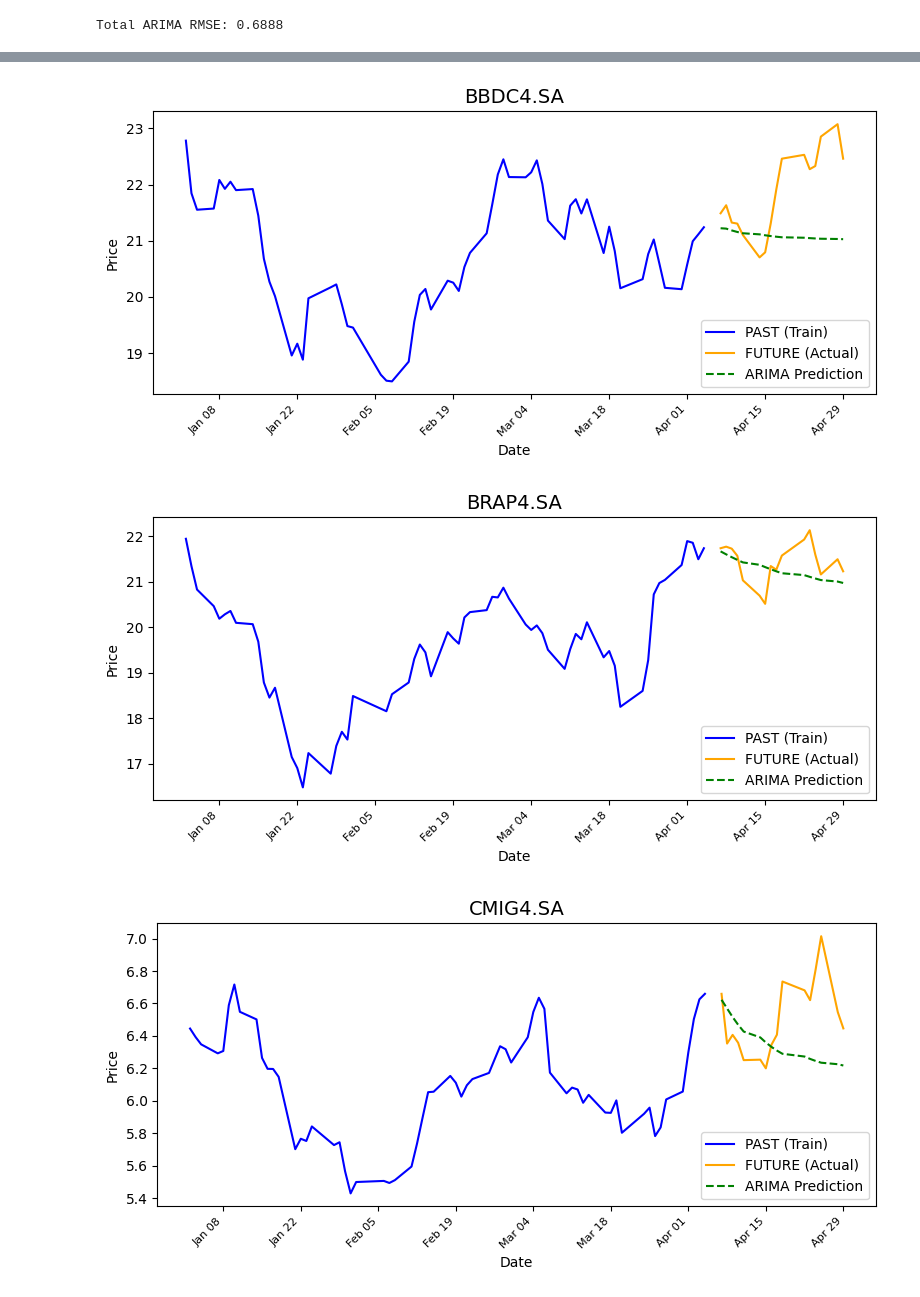
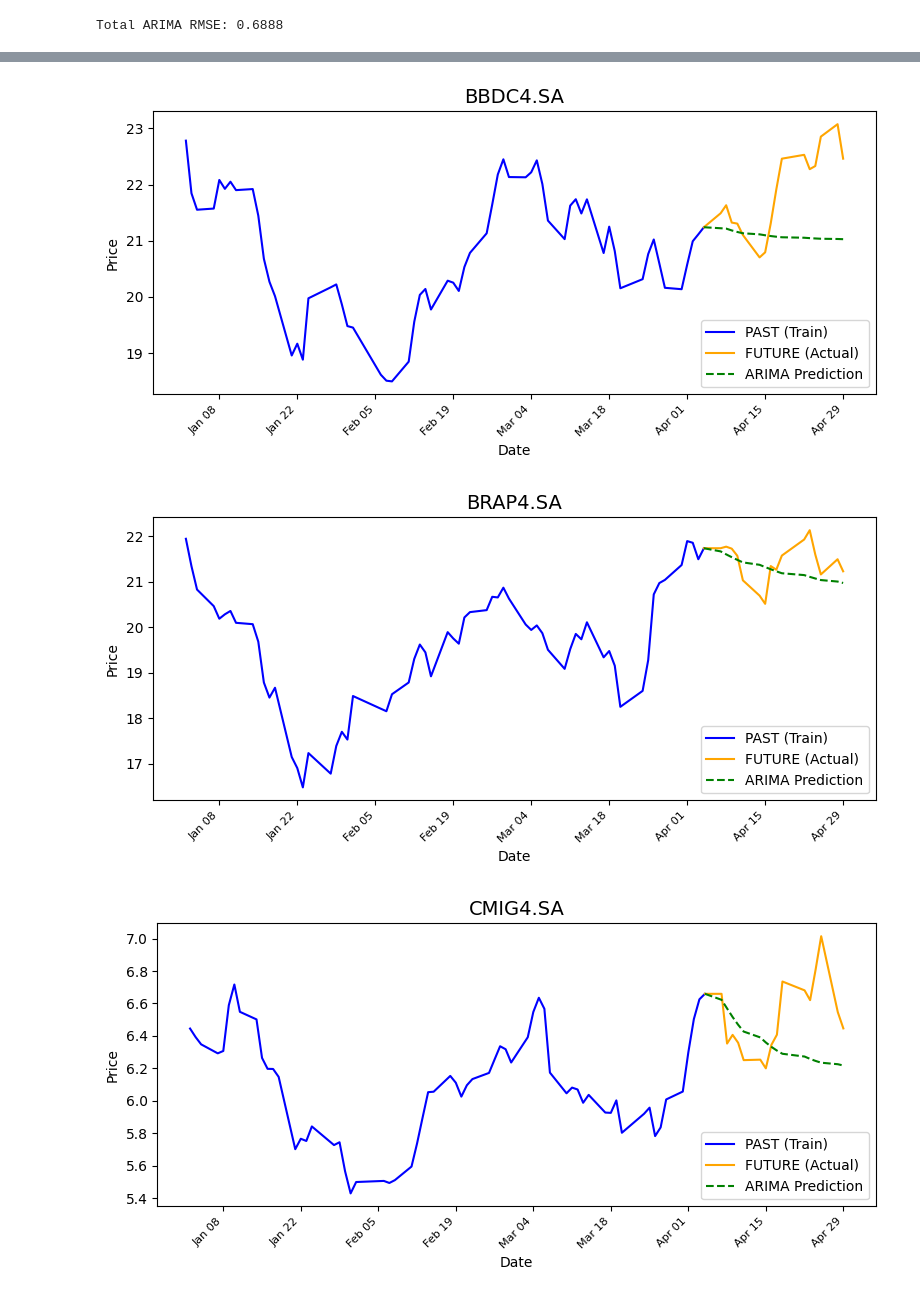
Before and after one commit to peterhgruber/ts-transform-matherika-internal, a Jupyter notebook: paper_replication/costa_et_al.ipynb, the cells around one changed output, grey strips where cells are left out. Drawn from its saved outputs; the diff is of its cells as text; code cells hidden in the pictures.

```diff
--- a/paper_replication/costa_et_al.ipynb
+++ b/paper_replication/costa_et_al.ipynb
@@ -301,6 +269,7 @@ print(model.arparams)
 # %% [output]
 <bound method ARIMA.arparams of ARIMA(order=(2, 0, 0), scoring_args={}, suppress_warnings=True)>
 # %%
+# Compute total RMSE
 all_true = []
 all_pred = []
 
@@ -309,13 +278,17 @@ for ticker in per_stock_rmse.keys():
     prices = series.values
 
     split_index = int(len(prices) * 0.8)
+    train_prices = prices[:split_index]
     test_prices = prices[split_index:]
 
-    model = pm.auto_arima(prices[:split_index], seasonal=False, suppress_warnings=True)
-    forecast = model.predict(n_periods=len(test_prices))
+    try:
+        model = pm.auto_arima(train_prices, seasonal=False, suppress_warnings=True)
+        forecast = model.predict(n_periods=len(test_prices))
 
-    all_true.extend(test_prices)
-    all_pred.extend(forecast)
+        all_true.extend(test_prices)
+        all_pred.extend(forecast)
+    except:
+        continue
 
 arima_total_rmse = root_mean_squared_error(all_true, all_pred)
 print(f"Total ARIMA RMSE: {arima_total_rmse:.4f}")
@@ -326,53 +322,35 @@ Plotting.
 # %%
-for ticker in average_prices_df.columns:
-    df = average_prices_df[[ticker]].dropna()
-    series = df[ticker].values
-    dates = df.index
-
-    split_index = int(len(series) * 0.8)
-    train_prices = series[:split_index]
-    test_prices = series[split_index:]
-    train_dates = dates[:split_index]
-    test_dates = dates[split_index:]
-
-    # ARIMA prediction
-    try:
-        model = pm.auto_arima(train_prices, seasonal=False, suppress_warnings=True)
-        forecast = model.predict(n_periods=len(test_prices))
-    except:
-        continue
-
+for ticker, data in arima_forecasts.items():
     fig, ax = plt.subplots(figsize=(8, 4))
 
-    # Plot PAST in blue
-    ax.plot(train_dates, train_prices, color='blue', label="PAST (Train)")
+    # Extend FUTURE (Actual) and Prediction to start from last train point
+    extended_test_dates = [data["train_dates"][-1]] + list(data["test_dates"])
+    extended_test_prices = [data["train"][-1]] + list(data["test"])
+    extended_forecast = [data["train"][-1]] + list(data["forecast"])
 
-    # Plot FUTURE in orange
-    ax.plot(test_dates, test_prices, color='orange', label="FUTURE (Actual)")
+    # Plot
+    ax.plot(data["train_dates"], data["train"], color='blue', label="PAST (Train)")
+    ax.plot(extended_test_dates, extended_test_prices, color='orange', label="FUTURE (Actual)")
+    ax.plot(extended_test_dates, extended_forecast, color='green', linestyle='--', label="ARIMA Prediction")
 
-    # Plot ARIMA predictions in green
-    ax.plot(test_dates, forecast, color='green', linestyle='--', label="ARIMA Prediction")
-
-    # Title, labels, and legend
+    # Styling
     ax.set_title(ticker, fontsize=14, fontweight='medium')
     ax.set_xlabel("Date")
     ax.set_ylabel("Price")
     ax.legend()
 
-    # Format x-axis
     ax.xaxis.set_major_locator(mdates.WeekdayLocator(interval=2))
     ax.xaxis.set_major_formatter(mdates.DateFormatter('%b %d'))
     plt.setp(ax.xaxis.get_majorticklabels(), rotation=45, ha="right", fontsize=8)
 
-    # Styling
     ax.set_facecolor("white")
     fig.patch.set_facecolor("white")
     fig.patch.set_linewidth(2)
     ax.grid(False)
 
     plt.tight_layout()
     plt.show()
 # %% [output]
-[figure, old version]
+[figure, new version]
 [figure]
-[figure, old version]
+[figure, new version]
```
Also changed, not shown: parts of 22 cells of this notebook, 1 other file.
